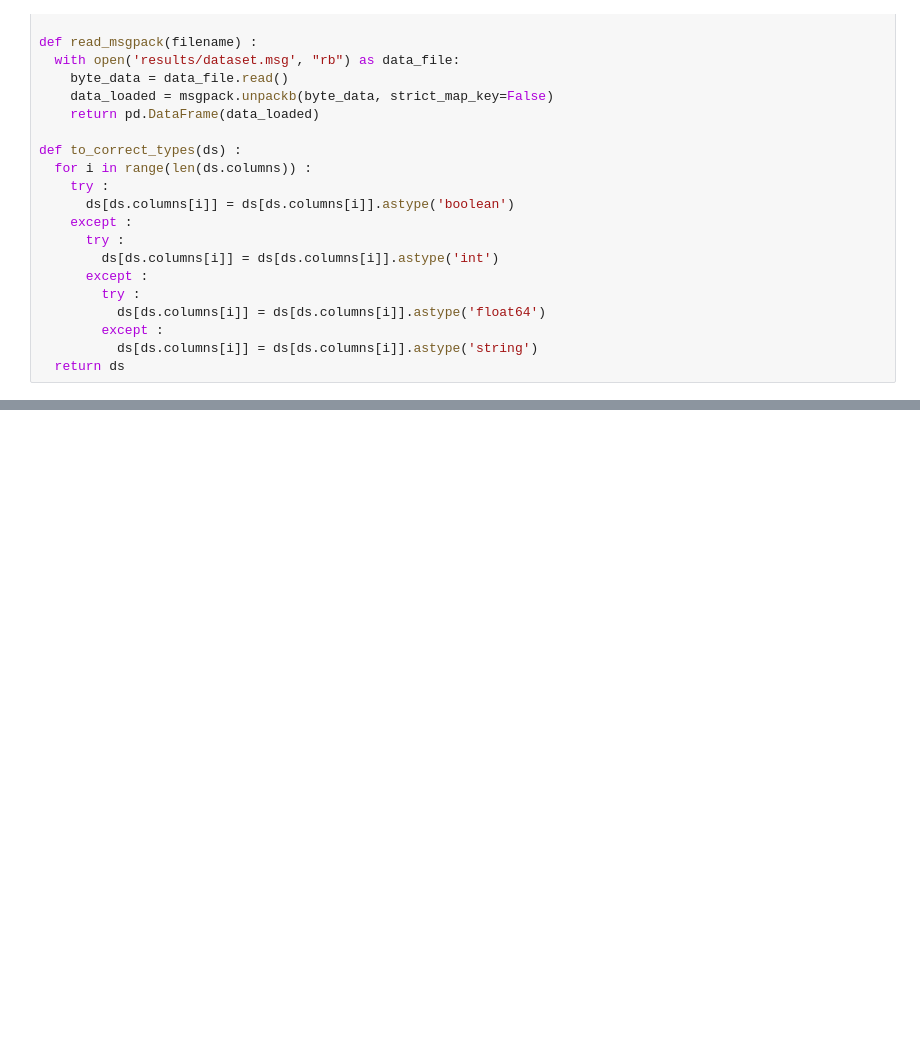
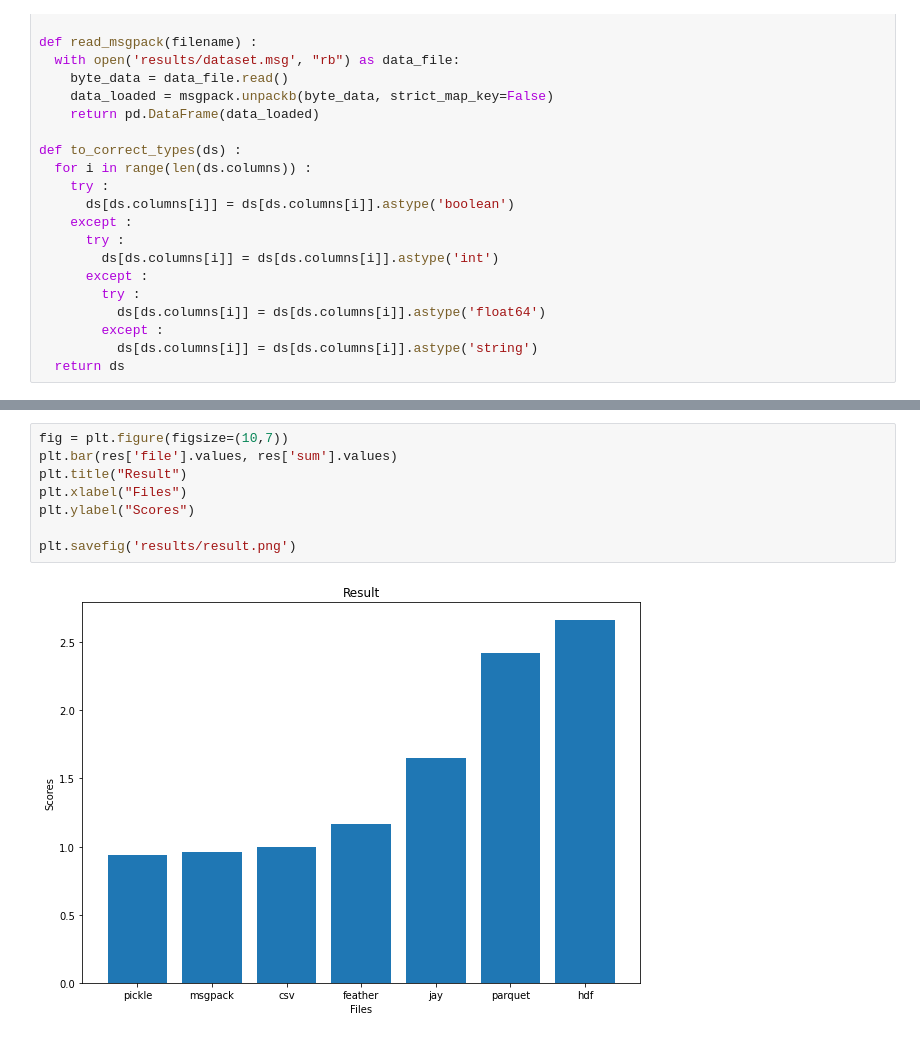
Before and after one commit to anastasiabubencova/start_task, a Jupyter notebook: start_task.ipynb, the cells around one changed output, grey strips where cells are left out. Cells and saved outputs as stored; diff of their text form; blank space fills up the shorter version.

```diff
--- a/start_task.ipynb
+++ b/start_task.ipynb
@@ -242,0 +291,10 @@ plt.savefig('results/res2.png')
+# %%
+fig = plt.figure(figsize=(10,7))
+plt.bar(res['file'].values, res['sum'].values)
+plt.title("Result")
+plt.xlabel("Files")
+plt.ylabel("Scores")
+
+plt.savefig('results/result.png')
+# %% [output]
+[figure, added]
```
Also changed, not shown: parts of 10 cells of this notebook, 13 other files.
